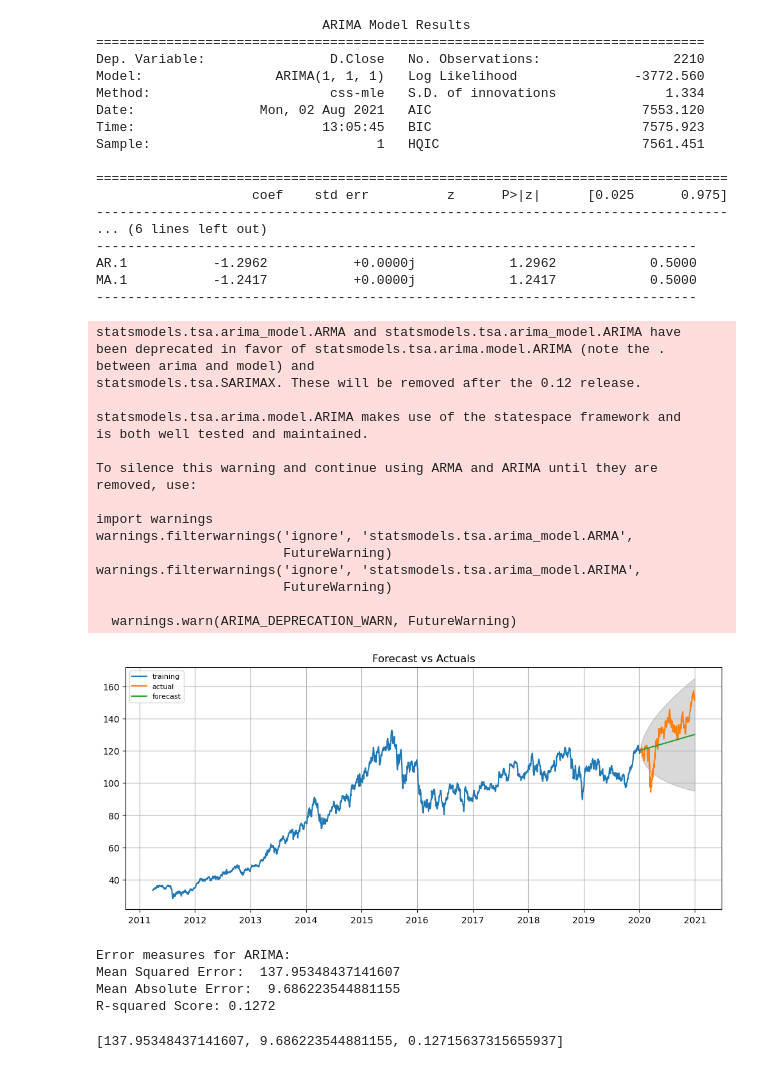
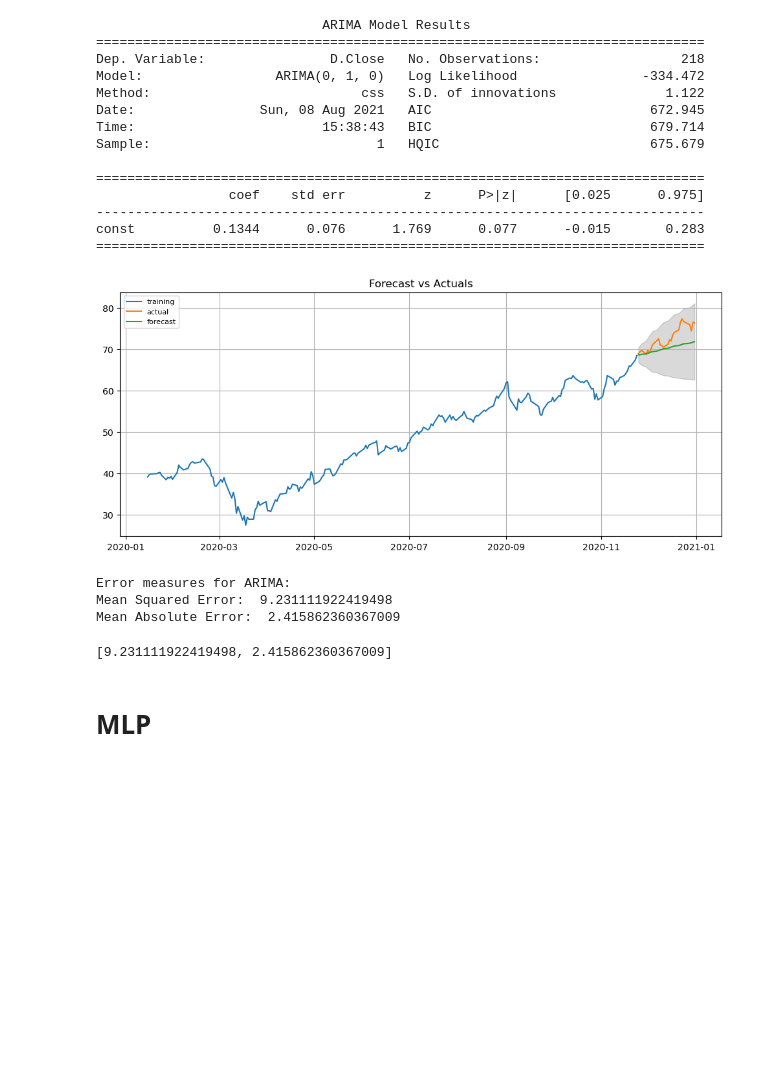
Before and after one commit to Andu3/final-project, a Jupyter notebook: EDA.ipynb, the cells around one changed output. Saved outputs shown, nothing was run; the diff lists cells and outputs as text; code cells hidden in the pictures; blank space fills up the shorter version.

```diff
--- a/EDA.ipynb
+++ b/EDA.ipynb
@@ -28,22 +26,12 @@ from Models.Hybrid import *
 # %%
-IBBmonth = Path.cwd() / "data" / "IBBmonth.csv"
+# 10 year ETF
+IBB = Path.cwd() / "data" / "IBB.csv"
 
-# 10 year ETFs
-IBB = Path.cwd() / "data" / "IBB.csv"
-#ICLN = Path.cwd() / "data" / "ICLN.csv"
-#IYW = Path.cwd() / "data" / "IYW.csv"
+# 5 year ETF
+ARKK = Path.cwd() / "data" / "ARKK.csv"
 
-# 5 year ETFs
-ARKK = Path.cwd() / "data" / "ARKK.csv"
-#ARKW = Path.cwd() / "data" / "ARKW.csv"
-
-# 1 year ETFs
+# 1 year ETF
 ARKQ = Path.cwd() / "data" / "ARKQ.csv"
-#ARKG = Path.cwd() / "data" / "ARKG.csv"
-#ARKF = Path.cwd() / "data" / "ARKF.csv"
 
 
-
-
-
-data_close = load_data(IBB)
+data_close = load_data(ARKQ)
@@ -132,67 +97,47 @@ Total fit time: 5.134 seconds
 # %%
-fc, fc_series = ARIMA_pred(train_data, test_data, arima_model_order.order)
+fc = ARIMA_pred(train_data, test_data, arima_model_order.order)
 # %% [output]
 statsmodels.tsa.arima_model.ARMA and statsmodels.tsa.arima_model.ARIMA have
 been deprecated in favor of statsmodels.tsa.arima.model.ARIMA (note the .
 between arima and model) and
 statsmodels.tsa.SARIMAX. These will be removed after the 0.12 release.
 
 statsmodels.tsa.arima.model.ARIMA makes use of the statespace framework and
 is both well tested and maintained.
 
 To silence this warning and continue using ARMA and ARIMA until they are
 removed, use:
 
 import warnings
 warnings.filterwarnings('ignore', 'statsmodels.tsa.arima_model.ARMA',
                         FutureWarning)
 warnings.filterwarnings('ignore', 'statsmodels.tsa.arima_model.ARIMA',
                         FutureWarning)
 
   warnings.warn(ARIMA_DEPRECATION_WARN, FutureWarning)
                              ARIMA Model Results
 ==============================================================================
-Dep. Variable:                D.Close   No. Observations:                 2210
-Model:                 ARIMA(1, 1, 1)   Log Likelihood               -3772.560
-Method:                       css-mle   S.D. of innovations              1.334
-Date:                Mon, 02 Aug 2021   AIC                           7553.120
-Time:                        13:05:45   BIC                           7575.923
-Sample:                             1   HQIC                          7561.451
+Dep. Variable:                D.Close   No. Observations:                  218
+Model:                 ARIMA(0, 1, 0)   Log Likelihood                -334.472
+Method:                           css   S.D. of innovations              1.122
+Date:                Sun, 08 Aug 2021   AIC                            672.945
+Time:                        15:38:43   BIC                            679.714
+Sample:                             1   HQIC                           675.679
 
-=================================================================================
-                    coef    std err          z      P>|z|      [0.025      0.975]
----------------------------------------------------------------------------------
-... (6 lines left out)
------------------------------------------------------------------------------
-AR.1           -1.2962           +0.0000j            1.2962            0.5000
-MA.1           -1.2417           +0.0000j            1.2417            0.5000
------------------------------------------------------------------------------
+==============================================================================
+                 coef    std err          z      P>|z|      [0.025      0.975]
+------------------------------------------------------------------------------
+const          0.1344      0.076      1.769      0.077      -0.015       0.283
+==============================================================================
-statsmodels.tsa.arima_model.ARMA and statsmodels.tsa.arima_model.ARIMA have
-been deprecated in favor of statsmodels.tsa.arima.model.ARIMA (note the .
-between arima and model) and
-statsmodels.tsa.SARIMAX. These will be removed after the 0.12 release.
-
-statsmodels.tsa.arima.model.ARIMA makes use of the statespace framework and
-is both well tested and maintained.
-
-To silence this warning and continue using ARMA and ARIMA until they are
-removed, use:
-
-import warnings
-warnings.filterwarnings('ignore', 'statsmodels.tsa.arima_model.ARMA',
-                        FutureWarning)
-warnings.filterwarnings('ignore', 'statsmodels.tsa.arima_model.ARIMA',
-                        FutureWarning)
-
-  warnings.warn(ARIMA_DEPRECATION_WARN, FutureWarning)
-[figure, old version]
+[figure, new version]
 # %%
 print("Error measures for ARIMA:")
 calculate_error_measures(test_data, fc)
 # %% [output]
 Error measures for ARIMA:
-Mean Squared Error:  137.95348437141607
-Mean Absolute Error:  9.686223544881155
-R-squared Score: 0.1272
+Mean Squared Error:  9.231111922419498
+Mean Absolute Error:  2.415862360367009
-[137.95348437141607, 9.686223544881155, 0.12715637315655937]
+[9.231111922419498, 2.415862360367009]
+# %% [markdown]
+# MLP
 # %%
```
Also changed, not shown: parts of 31 cells of this notebook, 4 other files.
